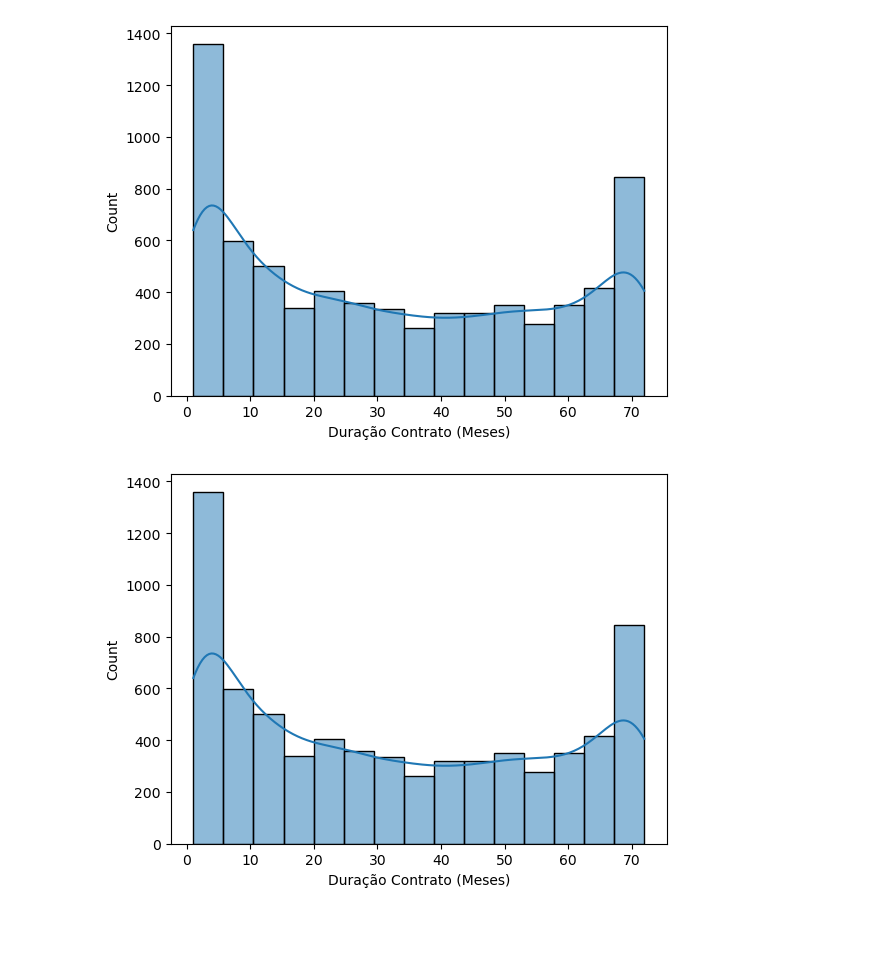
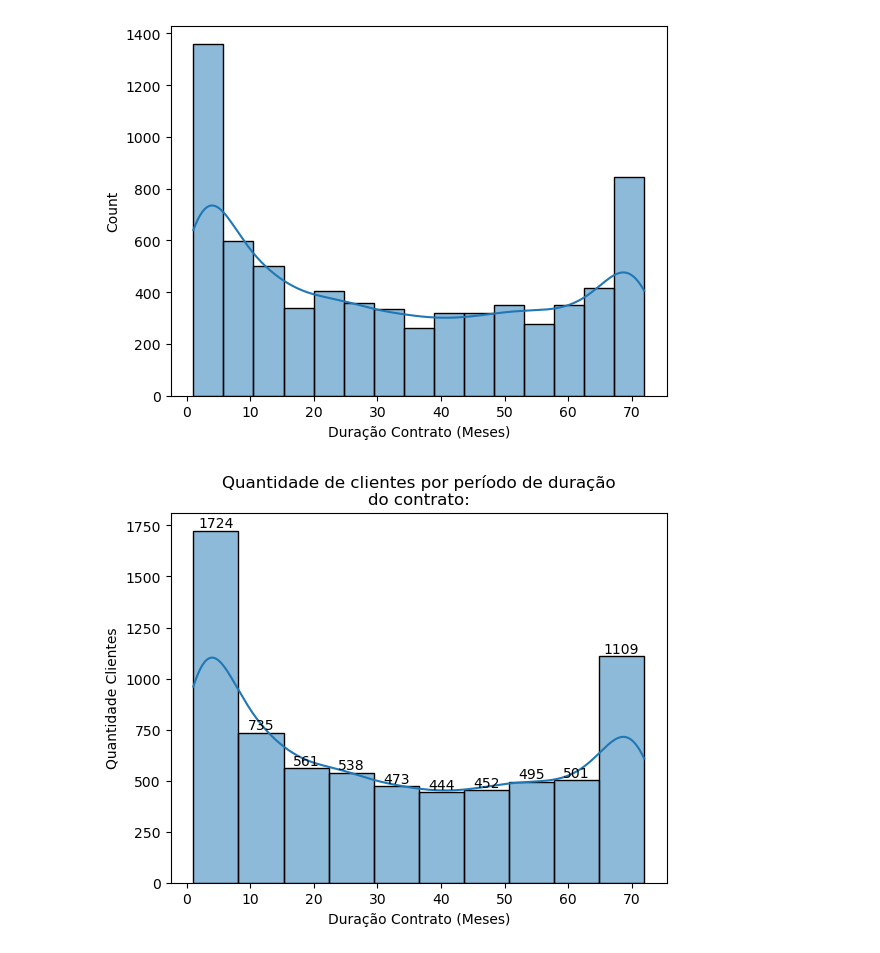
Before and after one commit to Megalonnix/ChallengeTelecomX, a Jupyter notebook: TelecomX_BR.ipynb, the cells around one changed output. Drawn from its saved outputs; the diff is of its cells as text; code cells hidden in the pictures; blank space fills up the shorter version.

Commit message:
Estudando o comportamento do gerador de histogramas seaborn

```diff
--- a/TelecomX_BR.ipynb
+++ b/TelecomX_BR.ipynb
@@ -505,21 +505,35 @@ sns.histplot(data=series_,kde=True)
 # %%
 # Dados desejados
 qtd_meses_por_contrato = list(df['tenure'])
 
 # Dados no formato desejado por mim:
 series_ = pd.Series(
     qtd_meses_por_contrato,
     name='Duração Contrato (Meses)')
 
 # Construção do Histograma:
 fig, ax = plt.subplots()
 hist_plot = sns.histplot(
     data=series_,
     kde=True,
     ax=ax,
-    bins=15,        # Intervalos histograma
+    bins=10,        # Intervalos histograma
     element='bars', # [bars, step, poly]
     stat='count')   # 'count' -> qtd absoluta
                     # 'percent' -> porcentagem (maneiro, vou usar dps)
+
+
+# Adicionando legendas nas barrinhas
+# do histograma (Seaborn):
+for vl_barra in hist_plot.containers:
+    ax.bar_label(vl_barra)
+
+# Leitura do Histograma:
+plt.title(
+    'Quantidade de clientes por período de duração'+
+    '\ndo contrato:')
+plt.xlabel('Duração Contrato (Meses)') # Por default, ele pega da Series
+plt.ylabel('Quantidade Clientes')
+plt.show()
 # %% [output]
-[figure, old version]
+[figure, new version]
```
Also changed, not shown: parts of 1 cell of this notebook.
